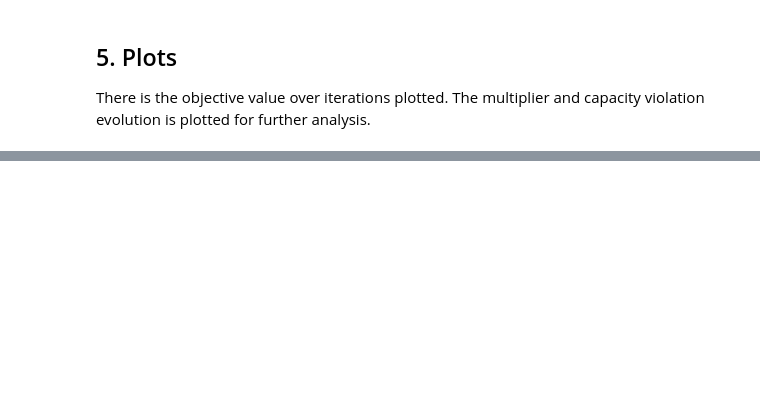
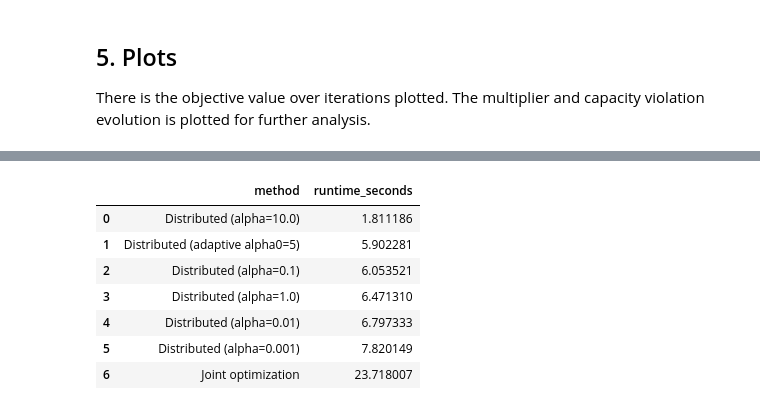
Before and after one commit to ccanoyrac/Decision-Making-under-Uncertainty, a Jupyter notebook: dmuu_policy_group14_s250421_s243368_s253272_s260267/Task 7/task7_distributed_optimization.ipynb, the cells around one changed output, grey strips where cells are left out. Cells and saved outputs as stored; diff of their text form; code cells hidden in the pictures; blank space fills up the shorter version.

```diff
--- a/dmuu_policy_group14_s250421_s243368_s253272_s260267/Task 7/task7_distributed_optimization.ipynb
+++ b/dmuu_policy_group14_s250421_s243368_s253272_s260267/Task 7/task7_distributed_optimization.ipynb
@@ -343 +425,27 @@ plot_lambdas_and_violations(results_best_alpha)
+# %%
+runtime_rows = [
+    {
+        "method": "Joint optimization",
+        "runtime_seconds": central_runtime,
+    }
+]
+
+for label, res in results.items():
+    runtime_rows.append({
+        "method": f"Distributed ({label})",
+        "runtime_seconds": res["runtime_seconds"],
+    })
+
+runtime_comparison = pd.DataFrame(runtime_rows)
+runtime_comparison = runtime_comparison.sort_values("runtime_seconds").reset_index(drop=True)
+runtime_comparison
+# %% [output]
+|  | method | runtime_seconds |
+| 0 | Distributed (alpha=10.0) | 1.811186 |
+| 1 | Distributed (adaptive alpha0=5) | 5.902281 |
+| 2 | Distributed (alpha=0.1) | 6.053521 |
+| 3 | Distributed (alpha=1.0) | 6.471310 |
+| 4 | Distributed (alpha=0.01) | 6.797333 |
+| 5 | Distributed (alpha=0.001) | 7.820149 |
+| 6 | Joint optimization | 23.718007 |
 # %% [markdown]
```
Also changed, not shown: parts of 18 cells of this notebook.
